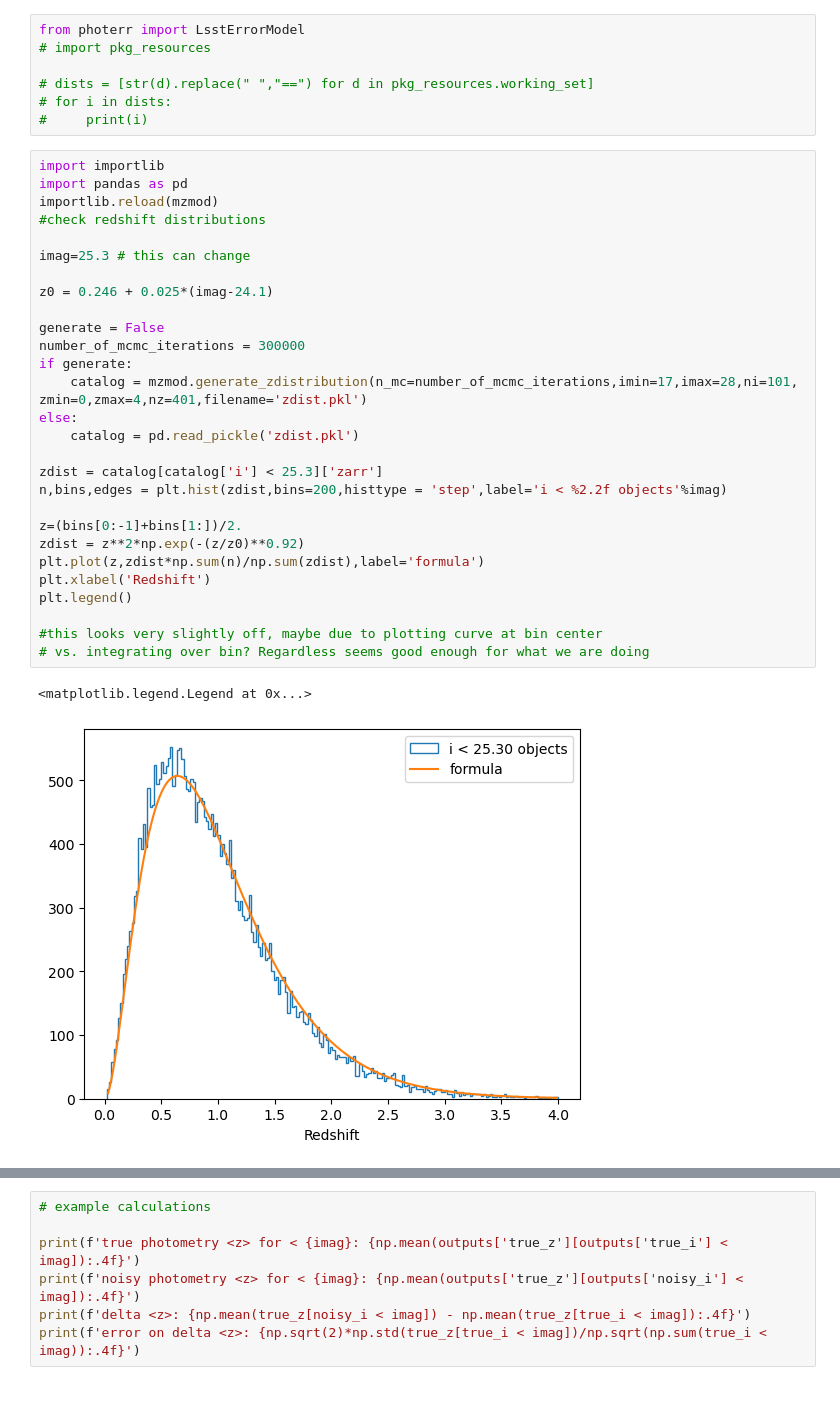
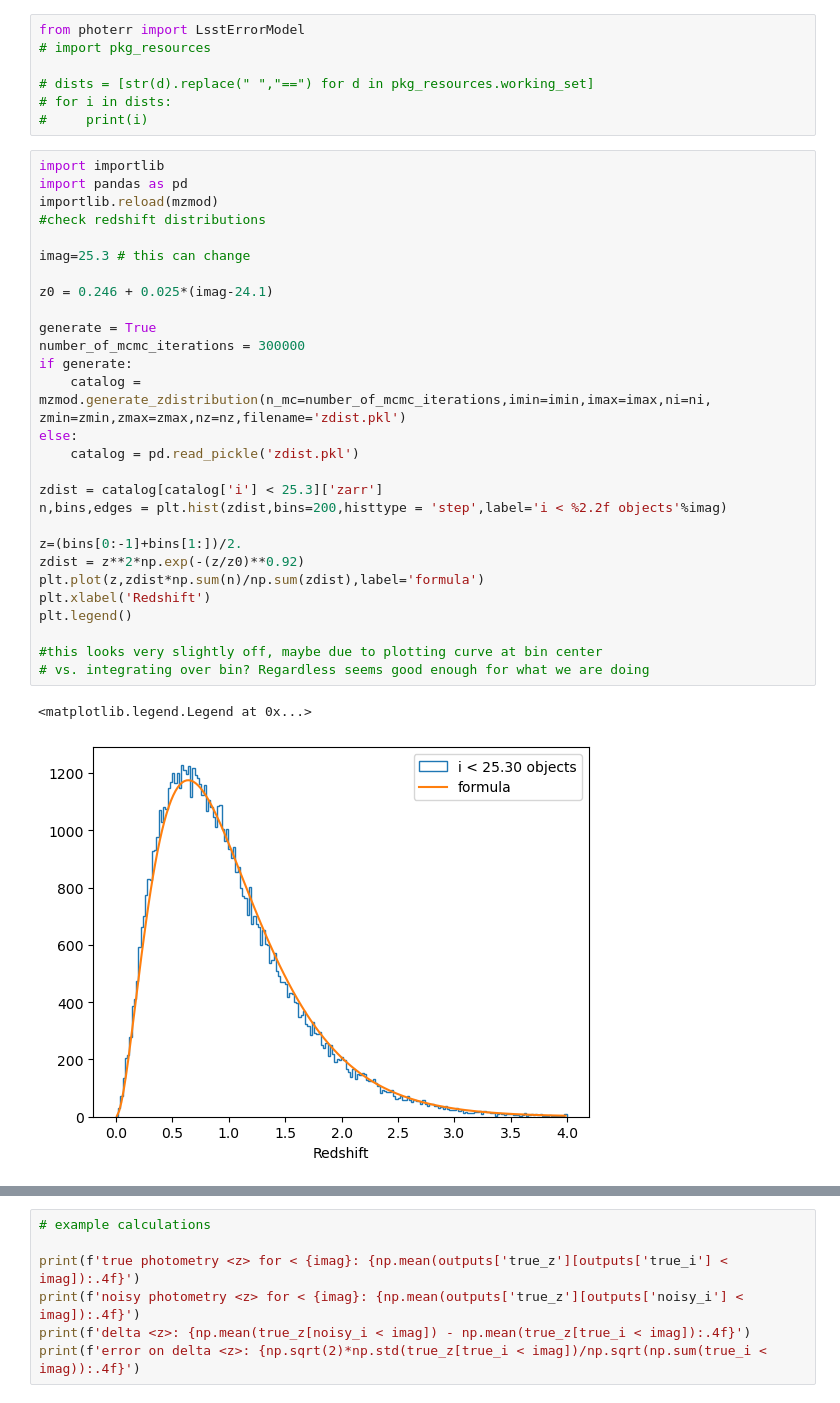
Before and after one commit to LSSTDESC/ObsStrat, a Jupyter notebook: code/meanz_uniformity/depthzdist.ipynb, the cells around one changed output, grey strips where cells are left out. Drawn from its saved outputs; the diff is of its cells as text.

```diff
--- a/code/meanz_uniformity/depthzdist.ipynb
+++ b/code/meanz_uniformity/depthzdist.ipynb
@@ -44,34 +44,34 @@ from photerr import LsstErrorModel
 # %%
 import importlib
 import pandas as pd
 importlib.reload(mzmod)
 #check redshift distributions
 
 imag=25.3 # this can change
 
 z0 = 0.246 + 0.025*(imag-24.1)
 
-generate = False
+generate = True
 number_of_mcmc_iterations = 300000
 if generate:
-    catalog = mzmod.generate_zdistribution(n_mc=number_of_mcmc_iterations,imin=17,imax=28,ni=101, zmin=0,zmax=4,nz=401,filename='zdist.pkl')
+    catalog = mzmod.generate_zdistribution(n_mc=number_of_mcmc_iterations,imin=imin,imax=imax,ni=ni, zmin=zmin,zmax=zmax,nz=nz,filename='zdist.pkl')
 else:
     catalog = pd.read_pickle('zdist.pkl')
 
 zdist = catalog[catalog['i'] < 25.3]['zarr']
 n,bins,edges = plt.hist(zdist,bins=200,histtype = 'step',label='i < %2.2f objects'%imag)
 
 z=(bins[0:-1]+bins[1:])/2.
 zdist = z**2*np.exp(-(z/z0)**0.92)
 plt.plot(z,zdist*np.sum(n)/np.sum(zdist),label='formula')
 plt.xlabel('Redshift')
 plt.legend()
 
 #this looks very slightly off, maybe due to plotting curve at bin center
 # vs. integrating over bin? Regardless seems good enough for what we are doing
 # %% [output]
 <matplotlib.legend.Legend at 0x...>
-[figure, old version]
+[figure, new version]
 # %%
 # set up grid of 5 sigma depths to consider
 
```
Also changed, not shown: parts of 4 cells of this notebook.
